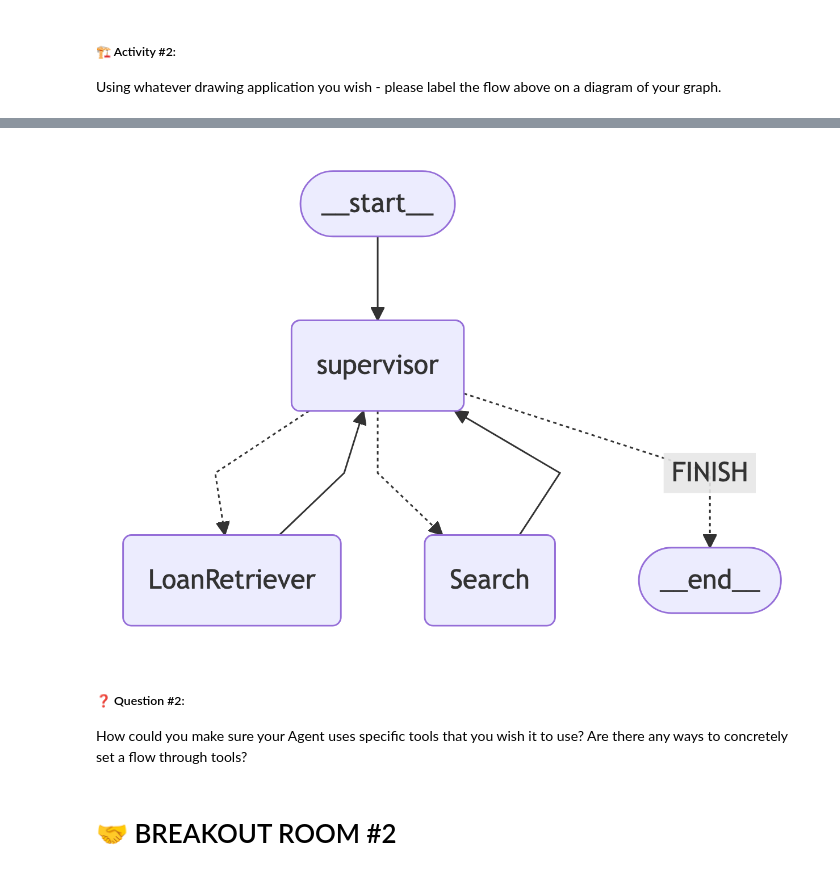
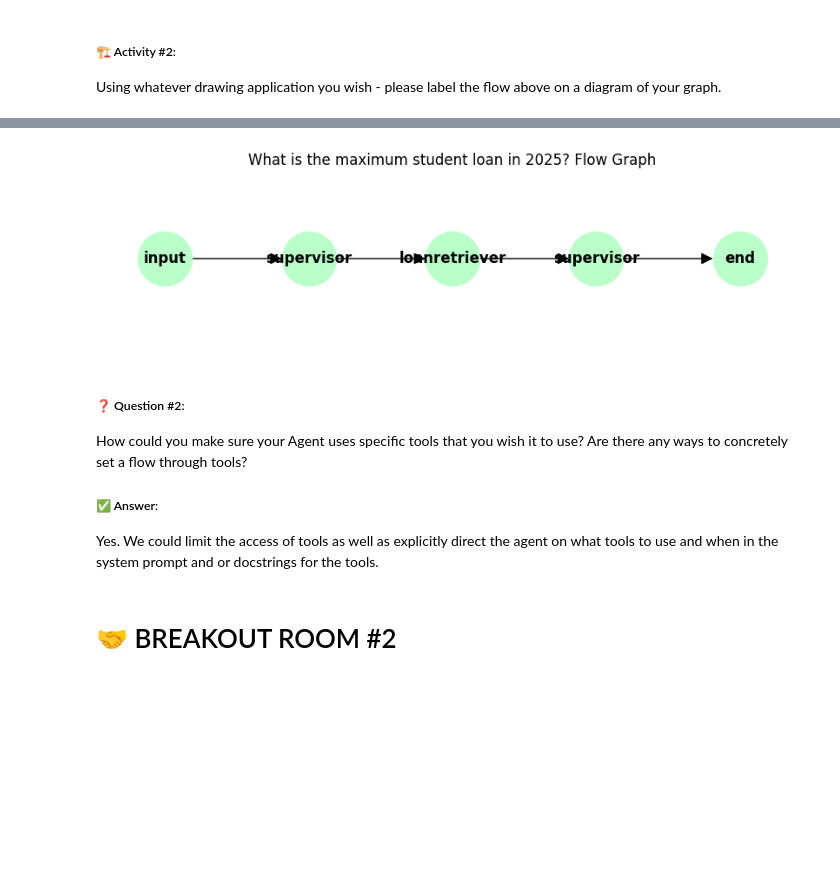
Before and after one commit to jaxonc/AIE7, a Jupyter notebook: 06_Multi_Agent_with_LangGraph/Multi_Agent_RAG_LangGraph.ipynb, the cells around one changed output, grey strips where cells are left out. Saved outputs shown, nothing was run; the diff lists cells and outputs as text; code cells hidden in the pictures; blank space fills up the shorter version.

```diff
--- a/06_Multi_Agent_with_LangGraph/Multi_Agent_RAG_LangGraph.ipynb
+++ b/06_Multi_Agent_with_LangGraph/Multi_Agent_RAG_LangGraph.ipynb
@@ -588,27 +557,61 @@ Installed 1 package in 11ms
-# %%
-from IPython.display import Image, display
-
-from langchain_core.runnables.graph import CurveStyle, MermaidDrawMethod, NodeStyles
-
-display(
-    Image(
-        compiled_research_graph.get_graph().draw_mermaid_png(
-            curve_style=CurveStyle.LINEAR,
-            node_colors=NodeStyles(first="#ffdfba", last="#baffc9", default="#fad7de"),
-            wrap_label_n_words=9,
-            output_file_path=None,
-            draw_method=MermaidDrawMethod.PYPPETEER,
-            background_color="white",
-            padding=10,
-        )
-    )
-)
-# %% [output]
-[figure, removed]
+# %%
+import networkx as nx
+import matplotlib.pyplot as plt
+
+# Create a directed graph
+G = nx.DiGraph()
+
+# Define the nodes in the flow
+nodes = ["input", "supervisor", "loanretriever", "supervisor_2", "end"]
+
+# Add nodes
+G.add_nodes_from(nodes)
+
+# Add edges to represent the flow
+edges = [
+    ("input", "supervisor"),
+    ("supervisor", "loanretriever"),
+    ("loanretriever", "supervisor_2"),
+    ("supervisor_2", "end"),
+]
+G.add_edges_from(edges)
+
+# For visualization, relabel supervisor_2 as supervisor for clarity
+labels = {n: ("supervisor" if n == "supervisor_2" else n) for n in G.nodes()}
+
+# Set positions for a nice left-to-right flow
+pos = {
+    "input": (0, 0),
+    "supervisor": (1, 0),
+    "loanretriever": (2, 0),
+    "supervisor_2": (3, 0),
+    "end": (4, 0),
+}
+
+plt.figure(figsize=(8, 2))
+nx.draw(
+    G,
+    pos,
+    with_labels=True,
+    labels=labels,
+    node_color="#baffc9",
+    node_size=2000,
+    font_size=12,
+    font_weight="bold",
+    arrowsize=20,
+    arrowstyle="-|>",
+)
+plt.title("What is the maximum student loan in 2025? Flow Graph")
+plt.axis("off")
+plt.show()
+# %% [output]
+[figure, added]
 # %% [markdown]
 ##### ❓ Question #2:
 
 How could you make sure your Agent uses specific tools that you wish it to use? Are there any ways to concretely set a flow through tools?
+##### ✅ Answer:
+Yes. We could limit the access of tools as well as explicitly direct the agent on what tools to use and when in the system prompt and or docstrings for the tools.
 # %% [markdown]
 # 🤝 BREAKOUT ROOM #2
 # %% [markdown]
```
Also changed, not shown: parts of 6 cells of this notebook.
